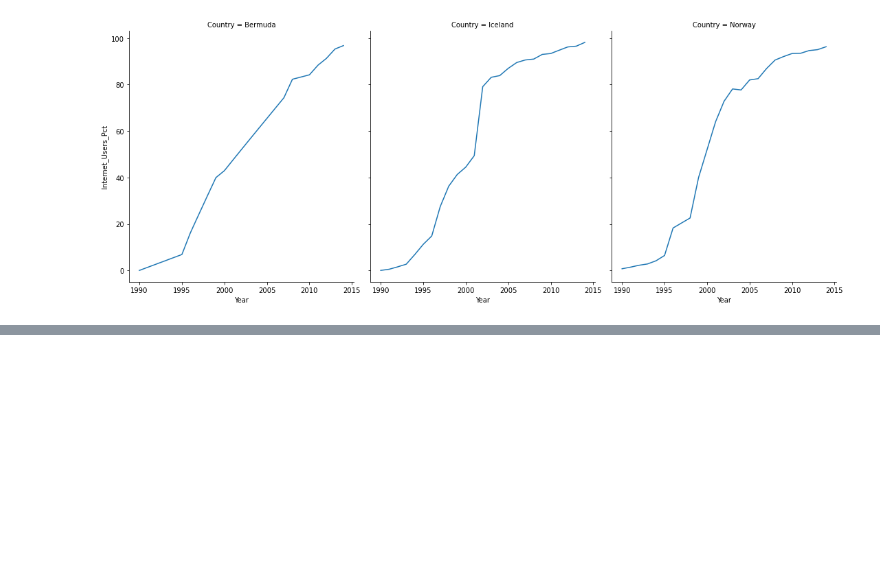
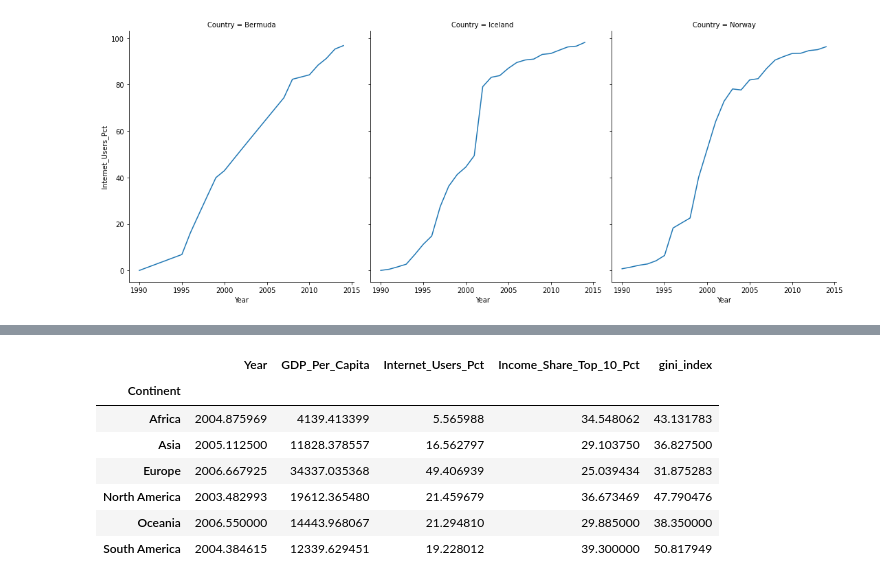
Before and after one commit to nss-data-science-cohort-5/un_exploration-Corbec, a Jupyter notebook: notebooks/UN_Data_Exploration.ipynb, the cells around one changed output, grey strips where cells are left out. Saved outputs shown, nothing was run; the diff lists cells and outputs as text; code cells hidden in the pictures; blank space fills up the shorter version.

```diff
--- a/notebooks/UN_Data_Exploration.ipynb
+++ b/notebooks/UN_Data_Exploration.ipynb
@@ -1000,0 +854,13 @@ internet_names.difference(gdp_names)
+# %%
+gini_mean_by_continent = gdp_int_and_income_gini.groupby('Continent').mean()
+
+gini_mean_by_continent
+# %% [output]
+|  | Year | GDP_Per_Capita | Internet_Users_Pct | Income_Share_Top_10_Pct | gini_index |
+| Continent |  |  |  |  |  |
+| Africa | 2004.875969 | 4139.413399 | 5.565988 | 34.548062 | 43.131783 |
+| Asia | 2005.112500 | 11828.378557 | 16.562797 | 29.103750 | 36.827500 |
+| Europe | 2006.667925 | 34337.035368 | 49.406939 | 25.039434 | 31.875283 |
+| North America | 2003.482993 | 19612.365480 | 21.459679 | 36.673469 | 47.790476 |
+| Oceania | 2006.550000 | 14443.968067 | 21.294810 | 29.885000 | 38.350000 |
+| South America | 2004.384615 | 12339.629451 | 19.228012 | 39.300000 | 50.817949 |
```
Also changed, not shown: parts of 121 cells of this notebook, 1 other file.
